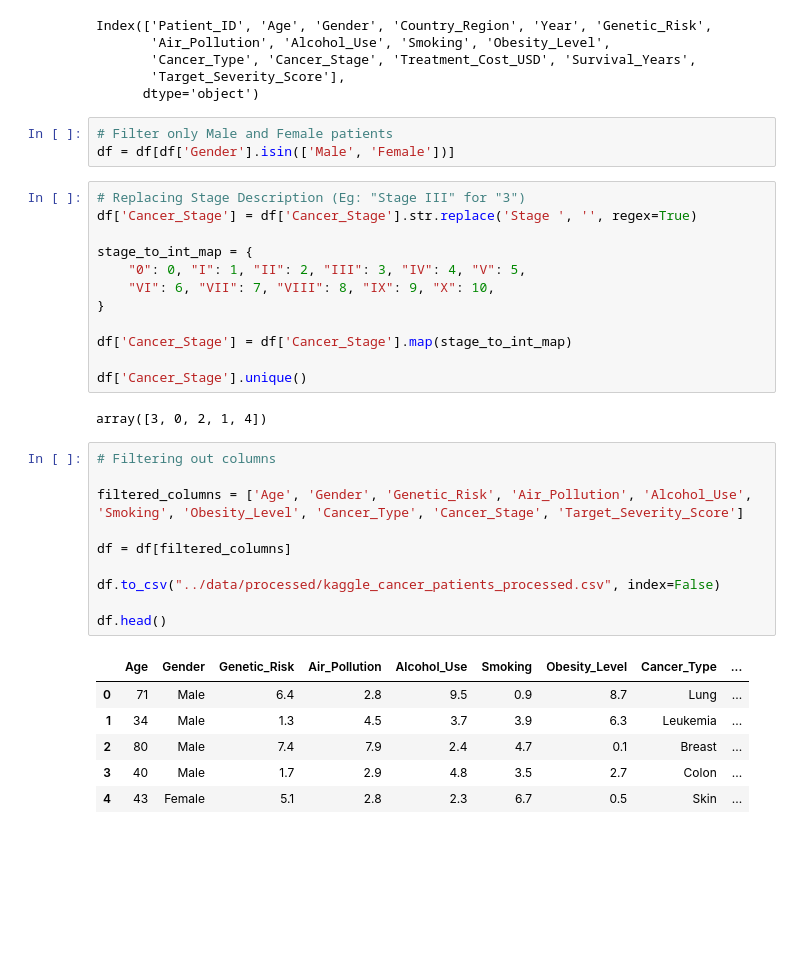
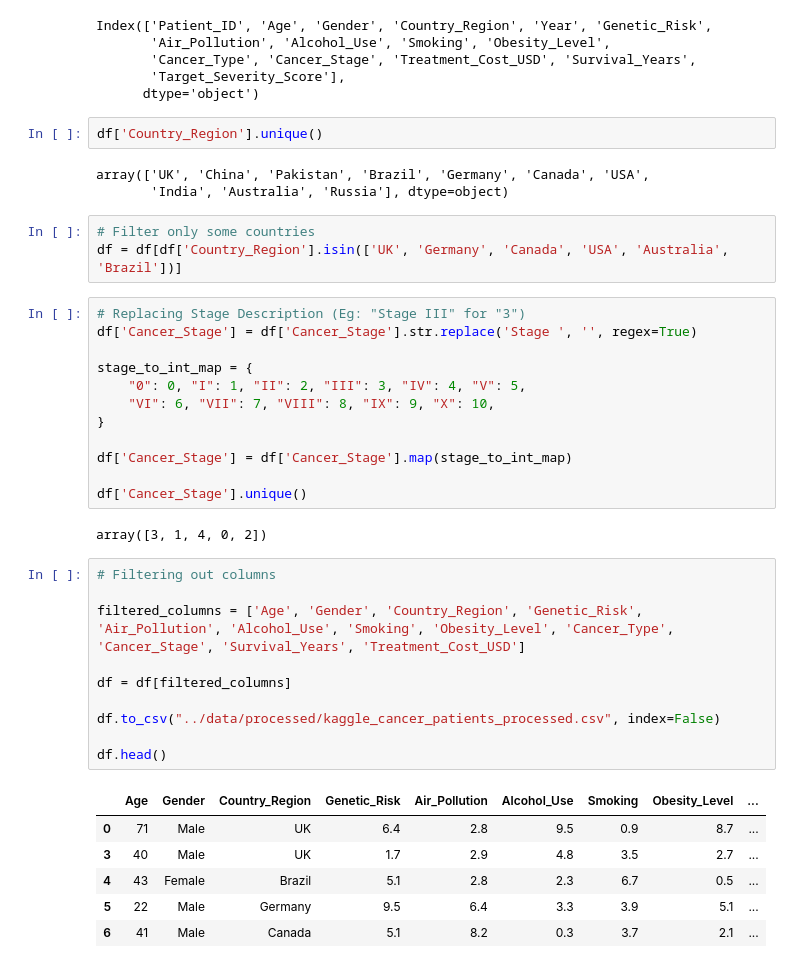
Before and after one commit to danimulller/projeto-final-ml, a Jupyter notebook: notebooks/02_data_cleaning.ipynb, the cells around one changed output. Cells and saved outputs as stored; diff of their text form; blank space fills up the shorter version.

```diff
--- a/notebooks/02_data_cleaning.ipynb
+++ b/notebooks/02_data_cleaning.ipynb
@@ -31,9 +31,14 @@ Index(['Patient_ID', 'Age', 'Gender', 'Country_Region', 'Year', 'Genetic_Risk',
        'Cancer_Type', 'Cancer_Stage', 'Treatment_Cost_USD', 'Survival_Years',
        'Target_Severity_Score'],
       dtype='object')
+# %%
+df['Country_Region'].unique()
+# %% [output]
+array(['UK', 'China', 'Pakistan', 'Brazil', 'Germany', 'Canada', 'USA',
+       'India', 'Australia', 'Russia'], dtype=object)
 # %%
-# Filter only Male and Female patients
-df = df[df['Gender'].isin(['Male', 'Female'])]
+# Filter only some countries
+df = df[df['Country_Region'].isin(['UK', 'Germany', 'Canada', 'USA', 'Australia', 'Brazil'])]
 # %%
 # Replacing Stage Description (Eg: "Stage III" for "3")
 df['Cancer_Stage'] = df['Cancer_Stage'].str.replace('Stage ', '', regex=True)
@@ -47,21 +52,21 @@ df['Cancer_Stage'] = df['Cancer_Stage'].map(stage_to_int_map)
 
 df['Cancer_Stage'].unique()
 # %% [output]
-array([3, 0, 2, 1, 4])
+array([3, 1, 4, 0, 2])
 # %%
 # Filtering out columns
 
-filtered_columns = ['Age', 'Gender', 'Genetic_Risk', 'Air_Pollution', 'Alcohol_Use', 'Smoking', 'Obesity_Level', 'Cancer_Type', 'Cancer_Stage', 'Target_Severity_Score']
+filtered_columns = ['Age', 'Gender', 'Country_Region', 'Genetic_Risk', 'Air_Pollution', 'Alcohol_Use', 'Smoking', 'Obesity_Level', 'Cancer_Type', 'Cancer_Stage', 'Survival_Years', 'Treatment_Cost_USD']
 
 df = df[filtered_columns]
 
 df.to_csv("../data/processed/kaggle_cancer_patients_processed.csv", index=False)
 
 df.head()
 # %% [output]
-|  | Age | Gender | Genetic_Risk | Air_Pollution | Alcohol_Use | Smoking | Obesity_Level | Cancer_Type | ... |
-| 0 | 71 | Male | 6.4 | 2.8 | 9.5 | 0.9 | 8.7 | Lung | ... |
-| 1 | 34 | Male | 1.3 | 4.5 | 3.7 | 3.9 | 6.3 | Leukemia | ... |
-| 2 | 80 | Male | 7.4 | 7.9 | 2.4 | 4.7 | 0.1 | Breast | ... |
-| 3 | 40 | Male | 1.7 | 2.9 | 4.8 | 3.5 | 2.7 | Colon | ... |
-| 4 | 43 | Female | 5.1 | 2.8 | 2.3 | 6.7 | 0.5 | Skin | ... |
+|  | Age | Gender | Country_Region | Genetic_Risk | Air_Pollution | Alcohol_Use | Smoking | Obesity_Level | ... |
+| 0 | 71 | Male | UK | 6.4 | 2.8 | 9.5 | 0.9 | 8.7 | ... |
+| 3 | 40 | Male | UK | 1.7 | 2.9 | 4.8 | 3.5 | 2.7 | ... |
+| 4 | 43 | Female | Brazil | 5.1 | 2.8 | 2.3 | 6.7 | 0.5 | ... |
+| 5 | 22 | Male | Germany | 9.5 | 6.4 | 3.3 | 3.9 | 5.1 | ... |
+| 6 | 41 | Male | Canada | 5.1 | 8.2 | 0.3 | 3.7 | 2.1 | ... |
```
Also changed, not shown: 3 other files.
